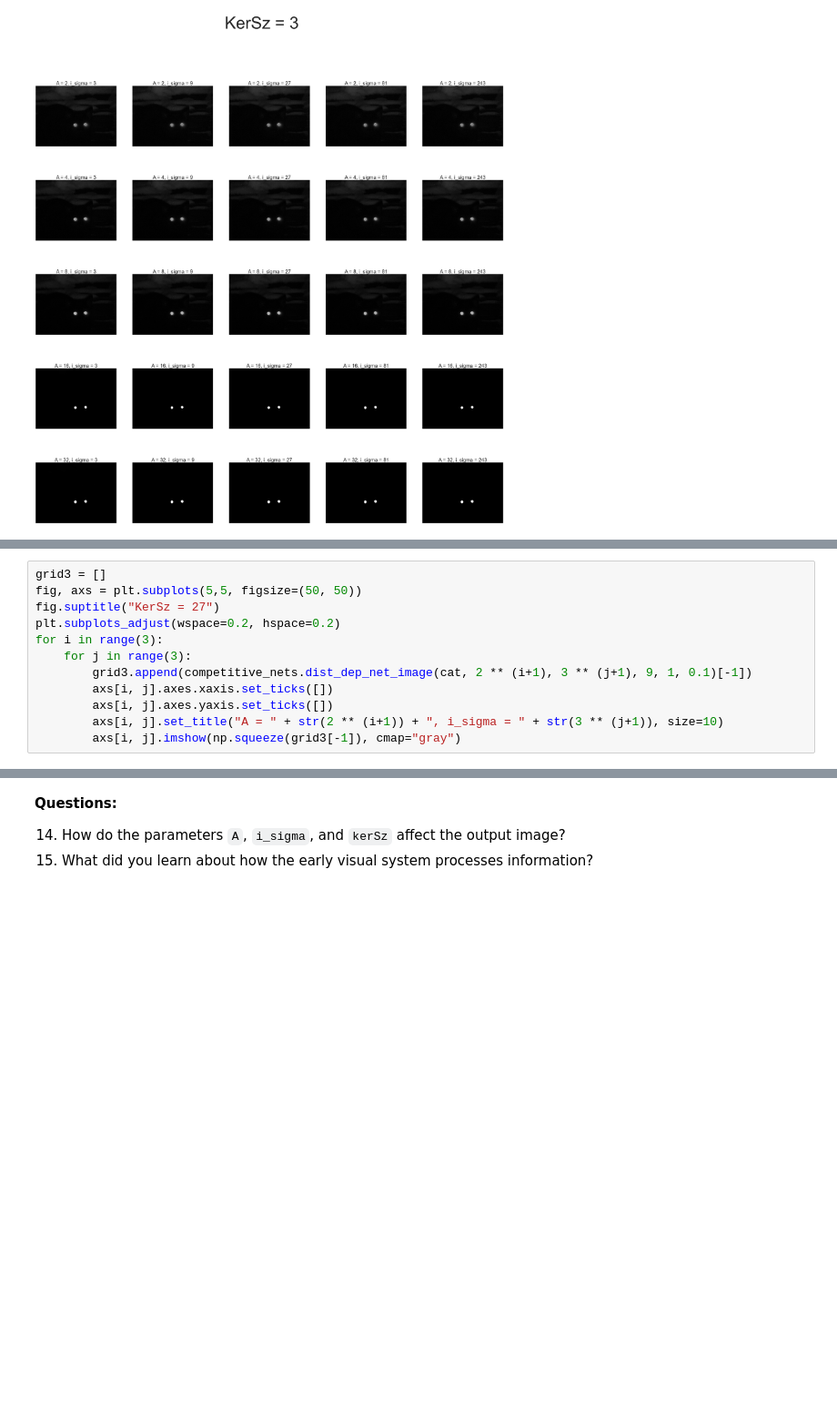
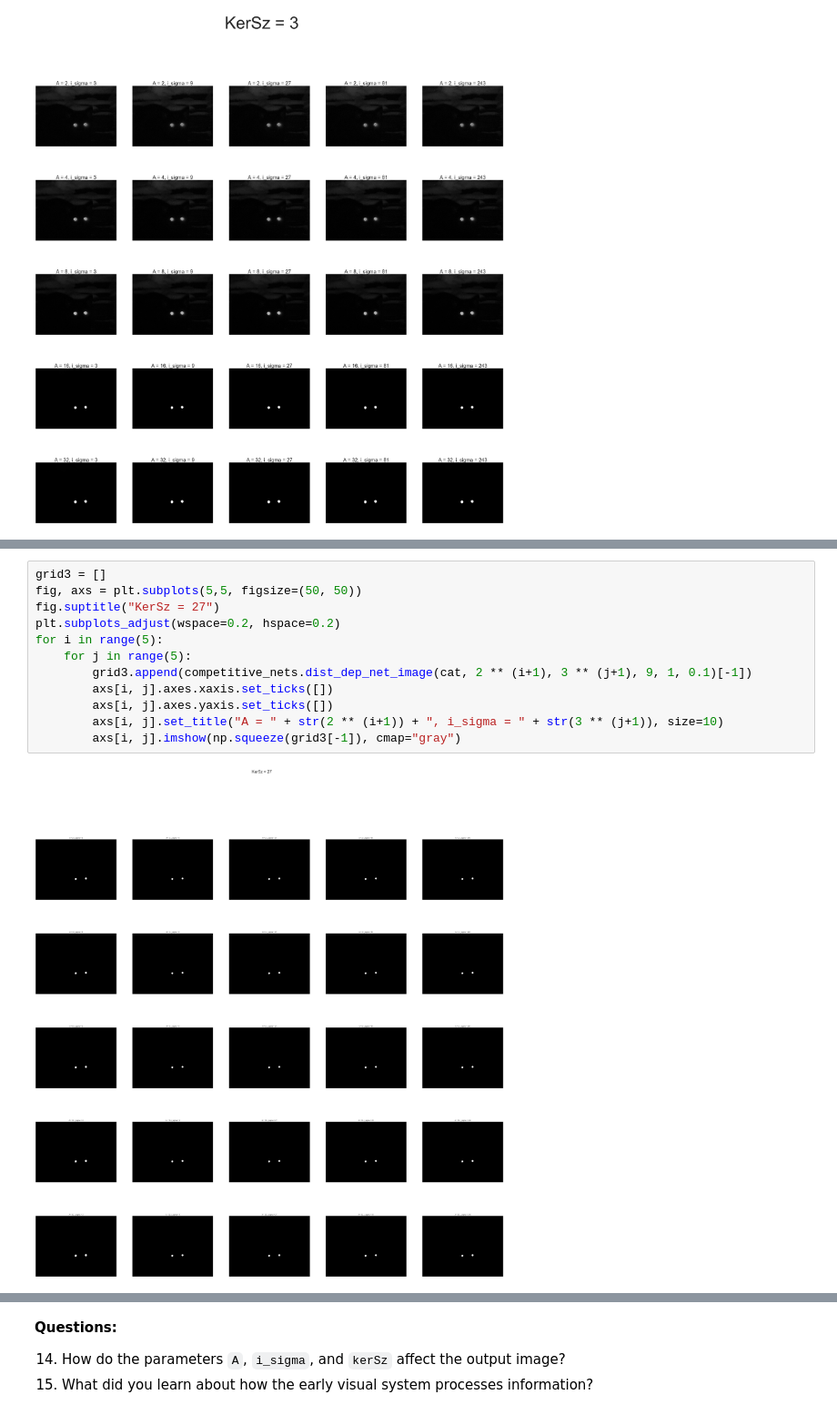
Before and after one commit to ejseal21/Computational-Neuroscience, a Jupyter notebook: Project3/CompNets.ipynb, the cells around one changed output, grey strips where cells are left out. Shown at 91% size. Cells and saved outputs as stored; diff of their text form; blank space fills up the shorter version.

```diff
--- a/Project3/CompNets.ipynb
+++ b/Project3/CompNets.ipynb
@@ -561,15 +563,17 @@ MemoryError: Unable to allocate 25.8 MiB for an array with shape (11, 1, 480, 64
 # %%
 grid3 = []
 fig, axs = plt.subplots(5,5, figsize=(50, 50))
 fig.suptitle("KerSz = 27")
 plt.subplots_adjust(wspace=0.2, hspace=0.2)
-for i in range(3):
-    for j in range(3):
+for i in range(5):
+    for j in range(5):
         grid3.append(competitive_nets.dist_dep_net_image(cat, 2 ** (i+1), 3 ** (j+1), 9, 1, 0.1)[-1])
         axs[i, j].axes.xaxis.set_ticks([])
         axs[i, j].axes.yaxis.set_ticks([])
         axs[i, j].set_title("A = " + str(2 ** (i+1)) + ", i_sigma = " + str(3 ** (j+1)), size=10)
         axs[i, j].imshow(np.squeeze(grid3[-1]), cmap="gray")
+# %% [output]
+[figure, added]
 # %%
 grid4 = []
 fig, axs = plt.subplots(5,5, figsize=(50, 50))
```
Also changed, not shown: parts of 4 cells of this notebook, 1 other file.
